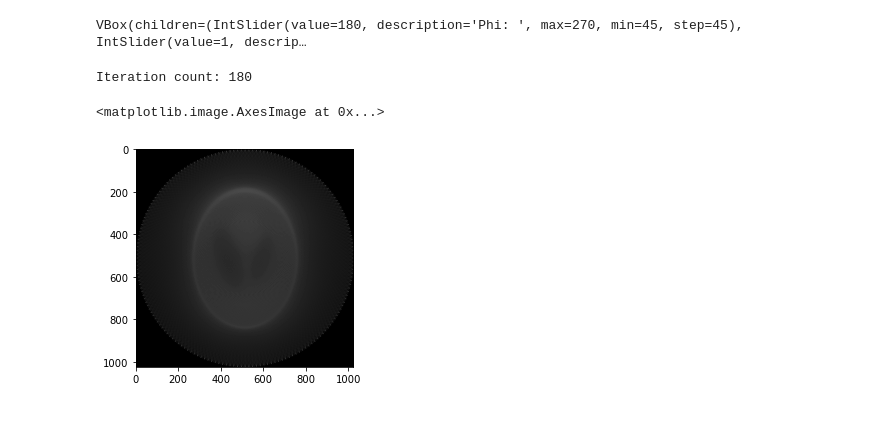
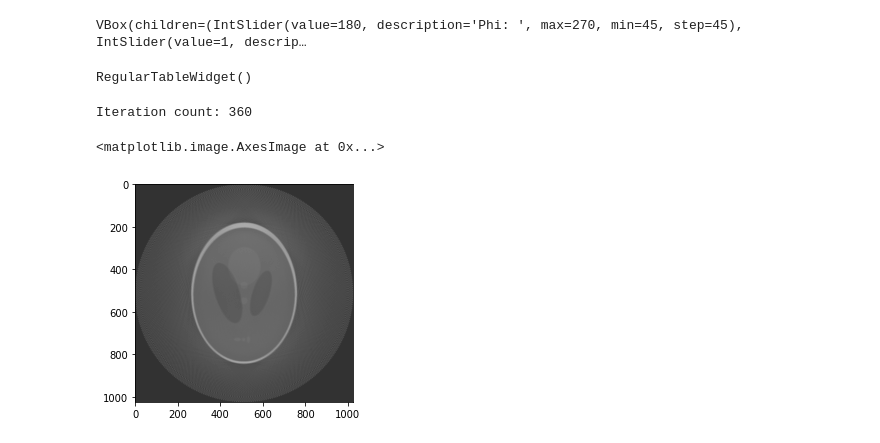
Before and after one commit to codeblessing/S6-IwM, a Jupyter notebook: ct.ipynb, the cells around one changed output. Saved outputs shown, nothing was run; the diff lists cells and outputs as text; code cells hidden in the pictures.

Commit message:
Filtering

```diff
--- a/ct.ipynb
+++ b/ct.ipynb
@@ -303,25 +303,57 @@ button1.on_click(clickf)
 ipywidgets.VBox([phi_slider, step_slider, detectors_slider, button1, out], layout = box_layout)
 # %% [output]
 VBox(children=(IntSlider(value=180, description='Phi: ', max=270, min=45, step=45), IntSlider(value=1, descrip…
+# %%
+from ipyregulartable import RegularTableWidget as table
+from IPython.display import display
+
+st = table(sinogram)
+display(st)
+# %% [output]
+RegularTableWidget()
 # %%
 def normalize(image):
     import numpy as np
 
     return (image - image.min()) / (image.max() - image.min())
+# %%
+def kernel(size):
+    _kernel = np.zeros(size)
+    _kernel[size // 2] = 1
+    for k in range(1, size // 2 + 1):
+        if (k % 2 == 0):
+            _kernel[size // 2 + k] = 0
+        else:
+            _kernel[size // 2 + k] = -4 / ((k ** 2) * (np.pi ** 2))
+        _kernel[size // 2 - k] = _kernel[size // 2 + k]
+    return _kernel
+
+
+def sinogram_filter(image, kernel):
+    import numpy as np
+    size = image.shape[0]
+    for i in range(size):
+        image[i, :] = np.convolve(image[i, :], kernel, mode = "same")
+
+    return image
 # %%
 import numpy as np
 from skimage import draw
 import math
 
 
-def inverse_radon(sinogram, phi = 180, size = 0, filtering = False):
+def inverse_radon(sinogram, phi = 180, size = 0, filtering = True, phase: int = 360):
     from skimage.util import img_as_ubyte
 
+    slices = []
+
     if filtering:
-        sinogram = sinogram[:, 1:]
-        sinogram = normalize(sinogram)
-        sinogram = img_as_ubyte(sinogram)
-        sinogram = cv.medianBlur(sinogram, 3)
+        _kernel = kernel(21)
+        sinogram = sinogram_filter(sinogram, _kernel)
+        # sinogram = sinogram[:, 1:]
+        # sinogram = normalize(sinogram)
+        # sinogram = img_as_ubyte(sinogram)
+        # sinogram = cv.medianBlur(sinogram, 3)
 
     # output image as np.array
     image = np.zeros((size, size))
@@ -343,7 +375,7 @@ def inverse_radon(sinogram, phi = 180, size = 0, filtering = False):
 
     angular_step = phi / (detectors - 1)
 
-    for iteration, alpha in enumerate(range(0, 360, step)):
+    for iteration, alpha in enumerate(range(0, phase, step)):
         alpha = np.deg2rad(alpha)
 
         # Emitter position
@@ -363,16 +395,17 @@ def inverse_radon(sinogram, phi = 180, size = 0, filtering = False):
             line = list(zip(*line))
             image[line[1], line[0]] += sinogram[iteration, i] / len(line[0])
 
+        slices.append(normalize(image.copy()))
 
-    return normalize(image)
+    return slices
 # %%
 from matplotlib.pylab import imshow, imsave
 from matplotlib import pyplot as plt
 
-inverse = inverse_radon(sinogram, phi = phi_slider.value, size = 1024)
+inverse = inverse_radon(sinogram, phi = phi_slider.value, size = 1024, phase = 360)
 
-imshow(inverse, cmap = "gray")
+imshow(inverse[-1], cmap = "gray")
 # %% [output]
-Iteration count: 180
+Iteration count: 360
 <matplotlib.image.AxesImage at 0x...>
-[figure, old version]
+[figure, new version]
```
Also changed, not shown: parts of 16 cells of this notebook, 3 other files.
